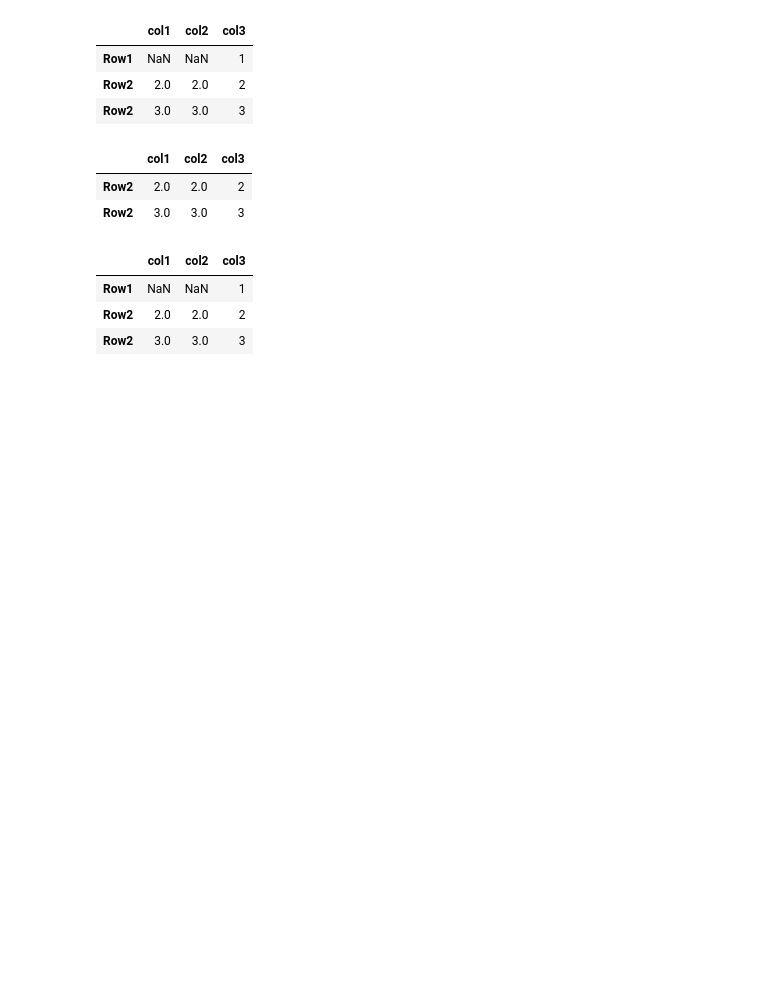
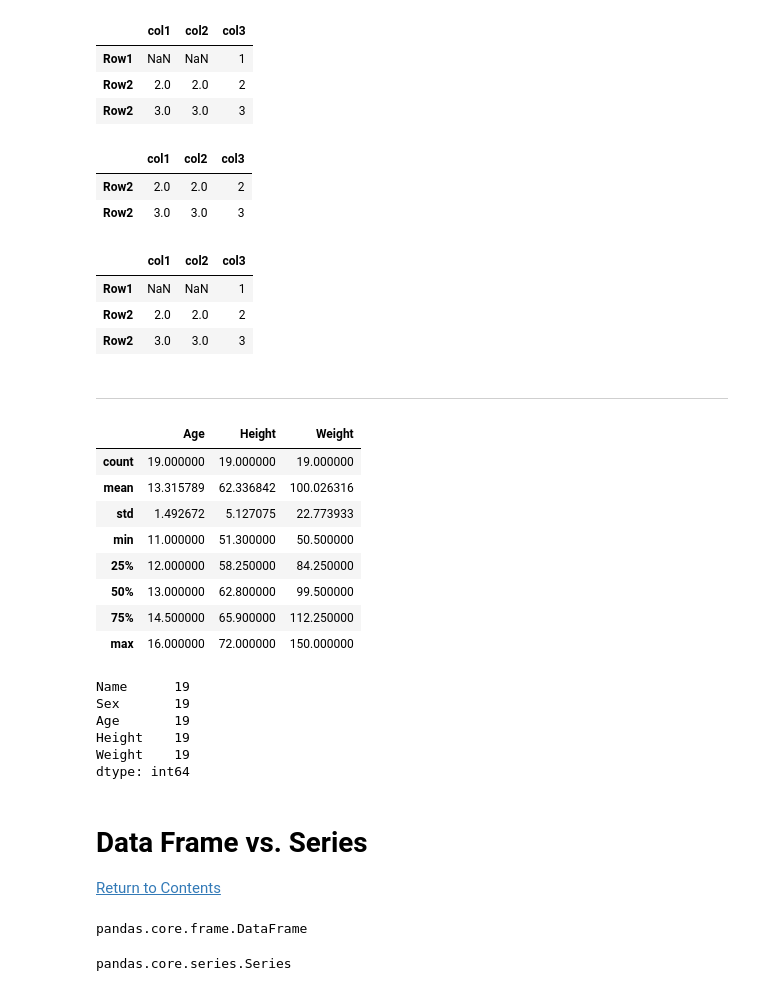
Before and after one commit to User-zwj/Pandas-Practice, a Jupyter notebook: Pandas Exercise.ipynb, the cells around one changed output. Drawn from its saved outputs; the diff is of its cells as text; code cells hidden in the pictures; blank space fills up the shorter version.

Commit message:
Basic df summary and df vs. series done

```diff
--- a/Pandas Exercise.ipynb
+++ b/Pandas Exercise.ipynb
@@ -274,3 +274,33 @@ df_na
 | Row1 | NaN | NaN | 1 |
 | Row2 | 2.0 | 2.0 | 2 |
 | Row2 | 3.0 | 3.0 | 3 |
+# %% [markdown]
+---
+# %%
+df.describe()    #this is a method, don't forget ()
+# %% [output]
+|  | Age | Height | Weight |
+| count | 19.000000 | 19.000000 | 19.000000 |
+| mean | 13.315789 | 62.336842 | 100.026316 |
+| std | 1.492672 | 5.127075 | 22.773933 |
+| min | 11.000000 | 51.300000 | 50.500000 |
+| 25% | 12.000000 | 58.250000 | 84.250000 |
+| 50% | 13.000000 | 62.800000 | 99.500000 |
+| 75% | 14.500000 | 65.900000 | 112.250000 |
+| max | 16.000000 | 72.000000 | 150.000000 |
+# %%
+df.count()
+# %% [output]
+Name      19
+Sex       19
+Age       19
+Height    19
+Weight    19
+dtype: int64
+# %% [markdown]
+# Data Frame vs. Series
+[Return to Contents](#Contents)
+# %%
+type(df[['Age']])
+# %% [output]
+pandas.core.frame.DataFrame
@@ -276,0 +309,4 @@ df_na
+# %%
+type(df.Age)
+# %% [output]
+pandas.core.series.Series
```
Also changed, not shown: parts of 2 cells of this notebook.
